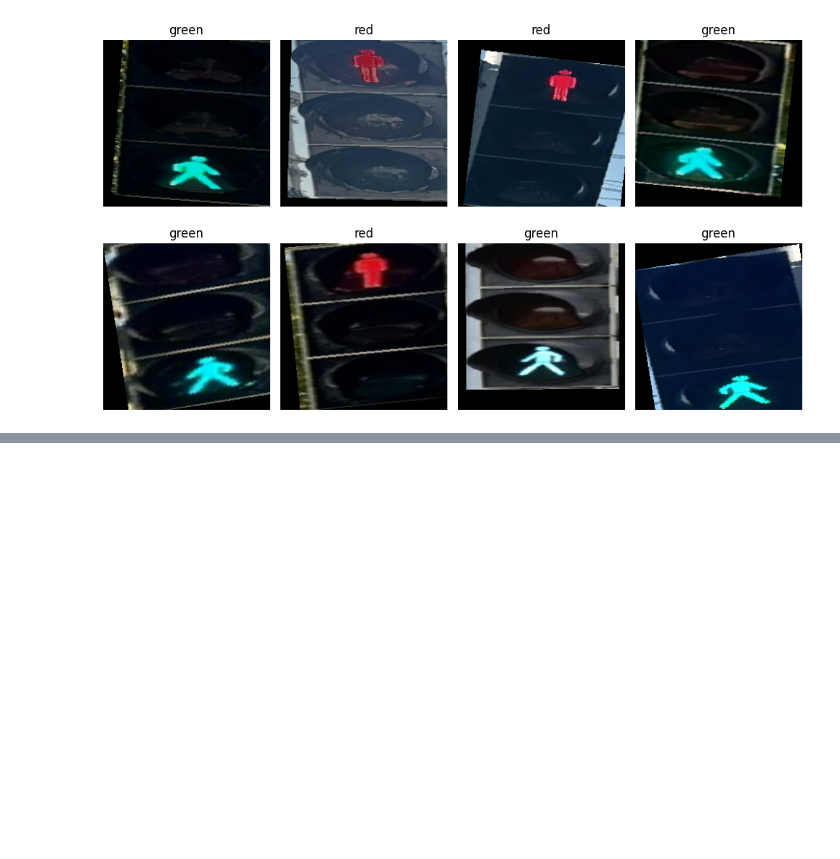
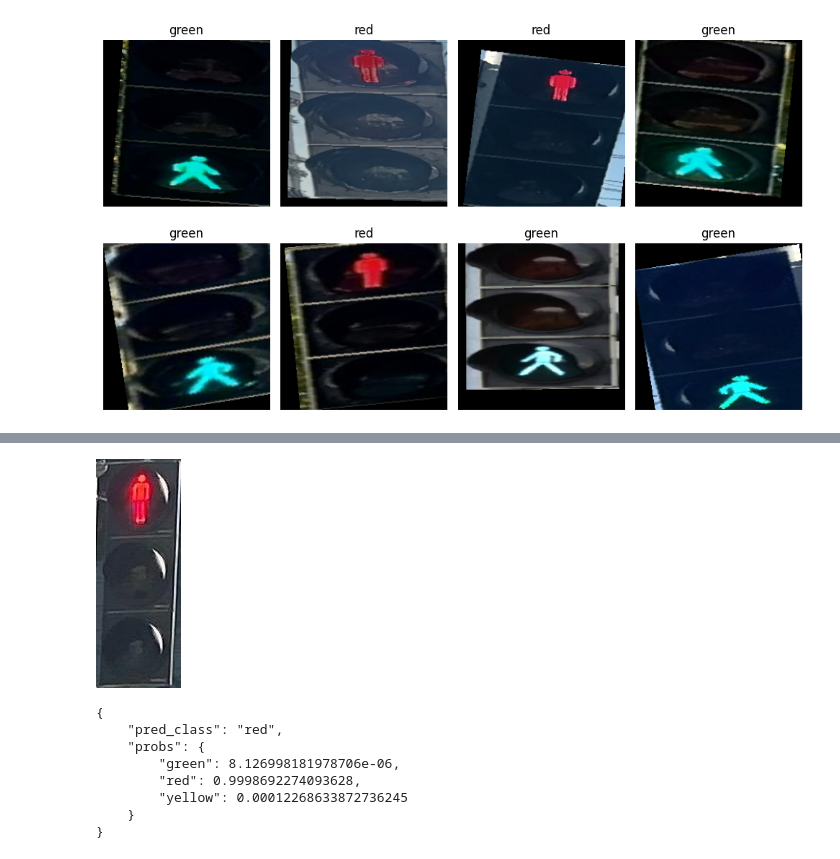
Before and after one commit to mansamoussa/zebrAssist, a Jupyter notebook: notebooks/2_SWIN_TrafficLight_Classifier.ipynb, the cells around one changed output, grey strips where cells are left out. Saved outputs shown, nothing was run; the diff lists cells and outputs as text; code cells hidden in the pictures; blank space fills up the shorter version.

Commit message:
Fix visuals

```diff
--- a/notebooks/2_SWIN_TrafficLight_Classifier.ipynb
+++ b/notebooks/2_SWIN_TrafficLight_Classifier.ipynb
@@ -340,6 +363,21 @@ def predict_image(img_path, model=None, classes=None, tfm=None):
         "probs": {classes[i]: float(probs[i]) for i in range(len(classes))}
     }
 # %%
-# Example (update the path):
-res = predict_image("/content/drive/MyDrive/Computer_Vision_Project/data/cropped_images/val/red/IMG_0006_jpeg.rf.6fce363a7be7799eb7209304a978c5cb.jpg")
-print(res)
+# Example:
+img_path = "/content/drive/MyDrive/Computer_Vision_Project/data/cropped_images/val/red/IMG_0006_jpeg.rf.6fce363a7be7799eb7209304a978c5cb.jpg"
+from IPython.display import display
+import json
+display(Image.open(img_path))
+res = predict_image(img_path)
+print(json.dumps(res, indent=4))
+# print(res)
+# %% [output]
+[figure, added]
+{
+    "pred_class": "red",
+    "probs": {
+        "green": 8.126998181978706e-06,
+        "red": 0.9998692274093628,
+        "yellow": 0.00012268633872736245
+    }
+}
```
Also changed, not shown: parts of 4 cells of this notebook.
